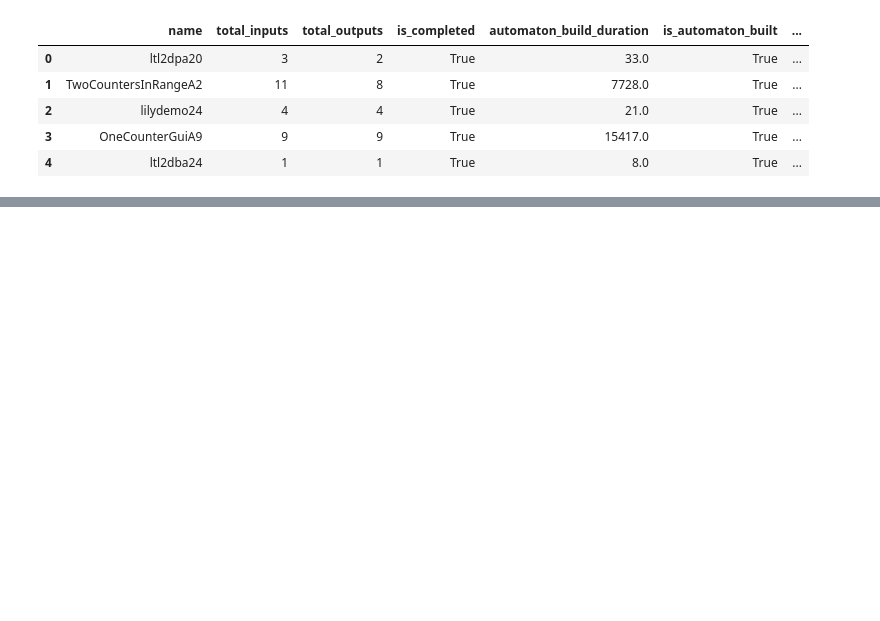
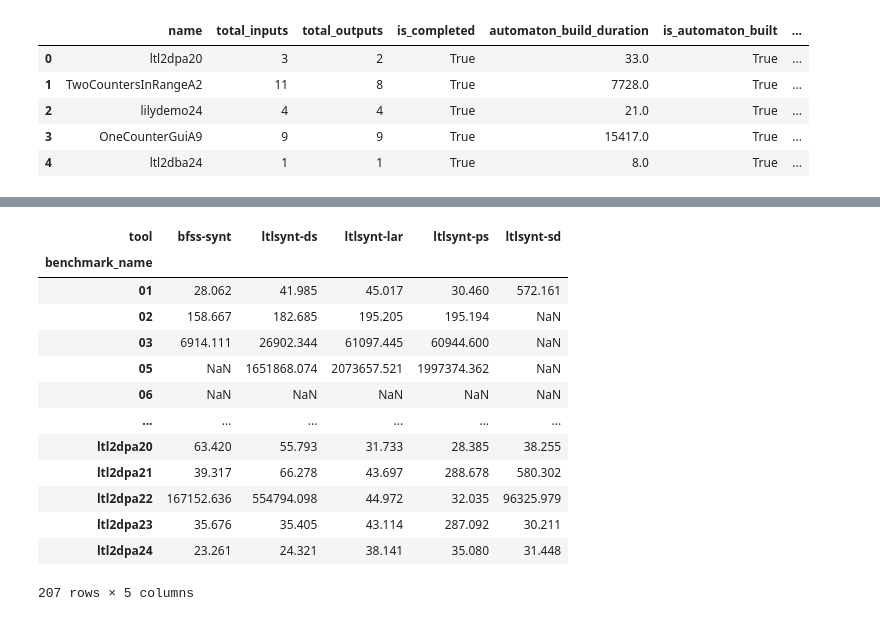
Before and after one commit to eliyaoo32/reactive-synthesis-bfss, a Jupyter notebook: notebooks/synthesis_experiements.ipynb, the cells around one changed output, grey strips where cells are left out. Drawn from its saved outputs; the diff is of its cells as text; code cells hidden in the pictures; blank space fills up the shorter version.

```diff
--- a/notebooks/synthesis_experiements.ipynb
+++ b/notebooks/synthesis_experiements.ipynb
@@ -122 +136,19 @@ find_deps_df[find_deps_df["is_completed"] == False]
+# %%
+synt_tools_duration = benchmarks_df.pivot(index='benchmark_name', columns='tool', values='total_durations').copy()
+synt_tools_duration
+# %% [output]
+| tool | bfss-synt | ltlsynt-ds | ltlsynt-lar | ltlsynt-ps | ltlsynt-sd |
+| benchmark_name |  |  |  |  |  |
+| 01 | 28.062 | 41.985 | 45.017 | 30.460 | 572.161 |
+| 02 | 158.667 | 182.685 | 195.205 | 195.194 | NaN |
+| 03 | 6914.111 | 26902.344 | 61097.445 | 60944.600 | NaN |
+| 05 | NaN | 1651868.074 | 2073657.521 | 1997374.362 | NaN |
+| 06 | NaN | NaN | NaN | NaN | NaN |
+| ... | ... | ... | ... | ... | ... |
+| ltl2dpa20 | 63.420 | 55.793 | 31.733 | 28.385 | 38.255 |
+| ltl2dpa21 | 39.317 | 66.278 | 43.697 | 288.678 | 580.302 |
+| ltl2dpa22 | 167152.636 | 554794.098 | 44.972 | 32.035 | 96325.979 |
+| ltl2dpa23 | 35.676 | 35.405 | 43.114 | 287.092 | 30.211 |
+| ltl2dpa24 | 23.261 | 24.321 | 38.141 | 35.080 | 31.448 |
+207 rows × 5 columns
 # %% [markdown]
```
Also changed, not shown: parts of 20 cells of this notebook, 1 other file.
